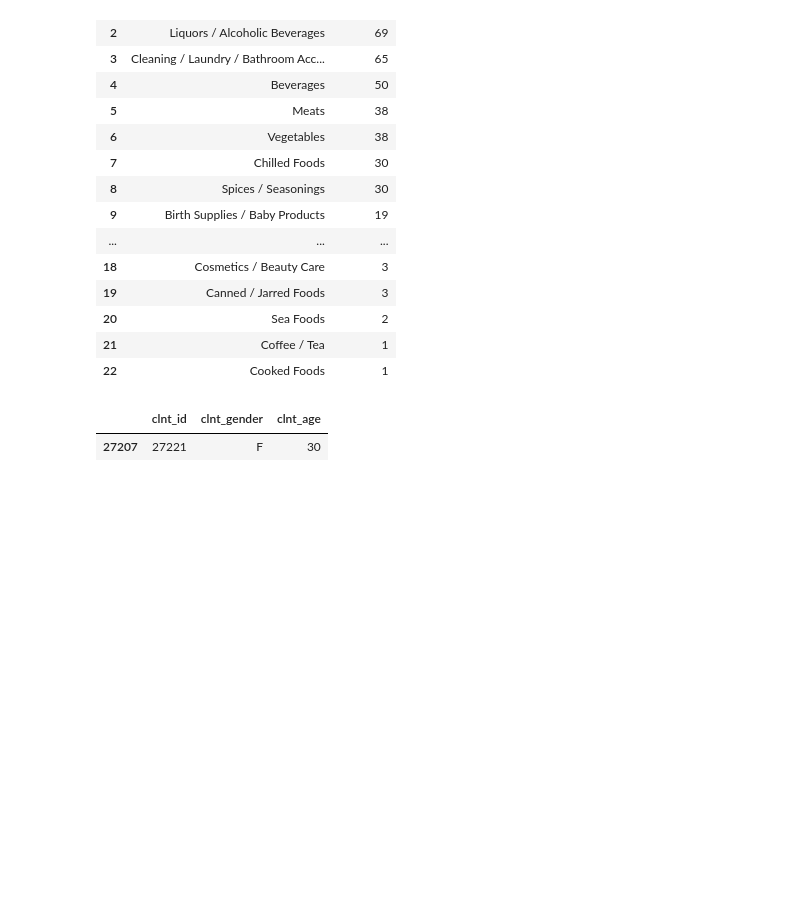
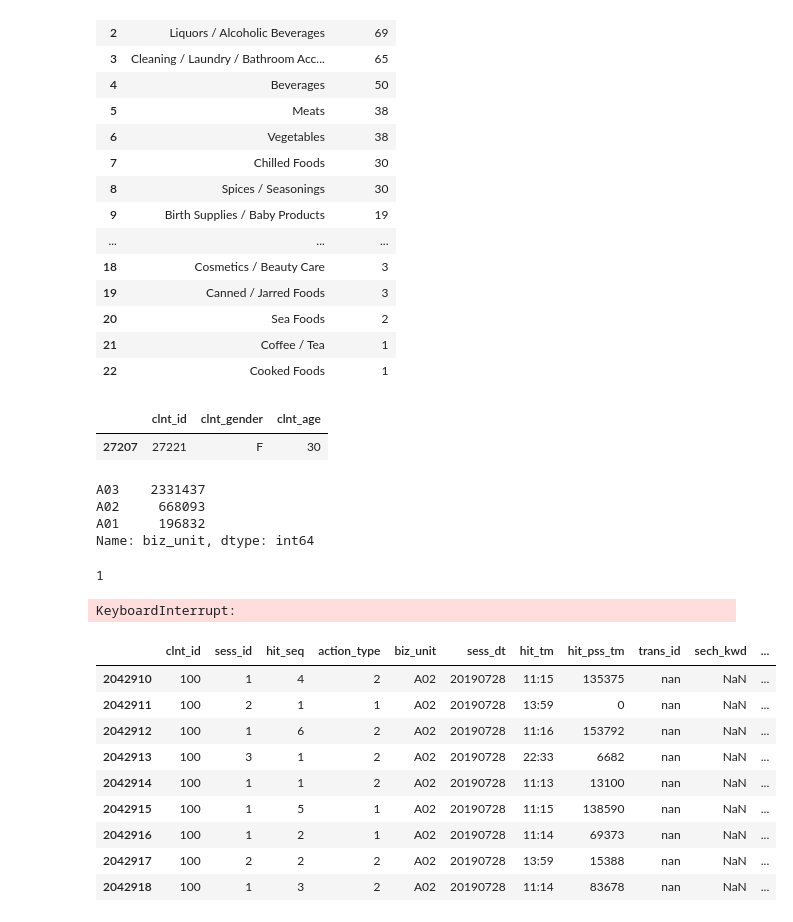
Before and after one commit to Gyeol0/Personalized-Content-Recommendation, a Jupyter notebook: EDA.ipynb, the cells around one changed output. Drawn from its saved outputs; the diff is of its cells as text; code cells hidden in the pictures; blank space fills up the shorter version.

```diff
--- a/EDA.ipynb
+++ b/EDA.ipynb
@@ -1028,3 +1028,33 @@ demo_data[demo_data['clnt_id'] == 27221]
 # %% [output]
 |  | clnt_id | clnt_gender | clnt_age |
 | 27207 | 27221 | F | 30 |
+# %%
+online_data['biz_unit'].value_counts()
+# %% [output]
+A03    2331437
+A02     668093
+A01     196832
+Name: biz_unit, dtype: int64
+# %%
+len(online_data[online_data['clnt_id'] == 1200]['biz_unit'].value_counts())
+# %% [output]
+1
+# %%
+for i in range(100000):
+    if len(online_data[online_data['clnt_id'] == i]['biz_unit'].value_counts()) > 1:
+        print(i)
+# %% [output]
+KeyboardInterrupt:
+# %%
+online_data[online_data['clnt_id'] == 100]
+# %% [output]
+|  | clnt_id | sess_id | hit_seq | action_type | biz_unit | sess_dt | hit_tm | hit_pss_tm | trans_id | sech_kwd | ... |
+| 2042910 | 100 | 1 | 4 | 2 | A02 | 20190728 | 11:15 | 135375 | nan | NaN | ... |
+| 2042911 | 100 | 2 | 1 | 1 | A02 | 20190728 | 13:59 | 0 | nan | NaN | ... |
+| 2042912 | 100 | 1 | 6 | 2 | A02 | 20190728 | 11:16 | 153792 | nan | NaN | ... |
+| 2042913 | 100 | 3 | 1 | 2 | A02 | 20190728 | 22:33 | 6682 | nan | NaN | ... |
+| 2042914 | 100 | 1 | 1 | 2 | A02 | 20190728 | 11:13 | 13100 | nan | NaN | ... |
+| 2042915 | 100 | 1 | 5 | 1 | A02 | 20190728 | 11:15 | 138590 | nan | NaN | ... |
+| 2042916 | 100 | 1 | 2 | 1 | A02 | 20190728 | 11:14 | 69373 | nan | NaN | ... |
+| 2042917 | 100 | 2 | 2 | 2 | A02 | 20190728 | 13:59 | 15388 | nan | NaN | ... |
+| 2042918 | 100 | 1 | 3 | 2 | A02 | 20190728 | 11:14 | 83678 | nan | NaN | ... |
```
Also changed, not shown: parts of 3 cells of this notebook.
